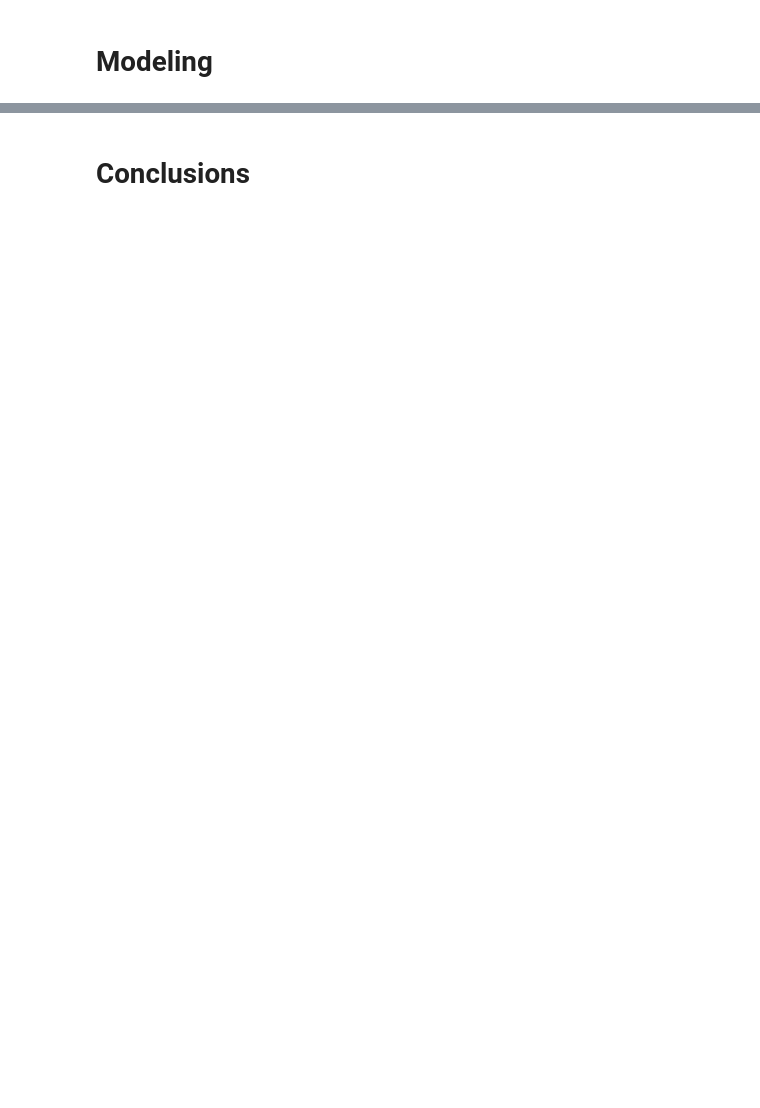
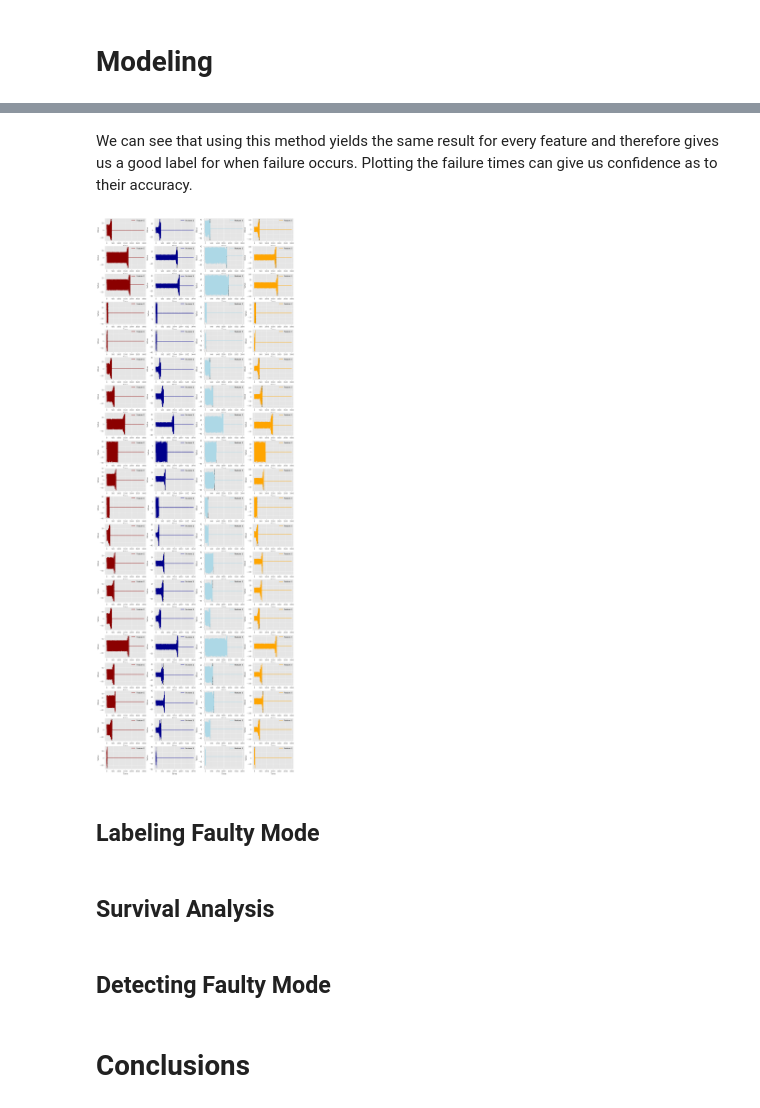
Before and after one commit to ethankim00/TimeSeriesAnalysis, a Jupyter notebook: data-science/Data_science_exercise.ipynb, the cells around one changed output, grey strips where cells are left out. Saved outputs shown, nothing was run; the diff lists cells and outputs as text; code cells hidden in the pictures; blank space fills up the shorter version.

```diff
--- a/data-science/Data_science_exercise.ipynb
+++ b/data-science/Data_science_exercise.ipynb
@@ -161,0 +236,15 @@ The timestamps are the same for each machine, and the intervals between measurem
+# %%
+def detect_failure(machine, feature):
+    MA = moving_average(machine, feature, 5)
+    failure_point = np.argmax(MA< 0.25)
+    return failure_point
+
+failures = []
+for machine in machines:
+    entry = {}
+    for feature in features:
+        entry[feature] = detect_failure(machine, feature)
+    failures.append(entry)
+
+failures = pd.DataFrame(failures)
+failures
@@ -162,2 +269,19 @@ The timestamps are the same for each machine, and the intervals between measurem
+# %% [markdown]
+We can see that using this method yields the same result for every feature and therefore gives us a good label for when failure occurs. Plotting the failure times can give us confidence as to their accuracy.
+# %%
+fig, ax = plt.subplots(rows, cols, figsize = (20, 60))
+for i in range(0, rows):
+    for j in range(0, cols):
+        plot_feature(machines[i], j, ax[i, j])
+        ax[i,j].vlines(x = detect_failure(machines[i], features[j]), ymin = np.min(machines[i][features[j]]), ymax = np.max(machines[i][features[j]]), linestyles = 'dashed', label = 'Failure Time')
+fig.savefig('Figures/all_machines_time_series_failure_times')
+# %% [output]
+[figure, added]
+# %% [markdown]
+## Labeling Faulty Mode
+# %% [markdown]
+## Survival Analysis
+# %% [markdown]
+## Detecting Faulty Mode
 # %% [markdown]
 # Conclusions
```
Also changed, not shown: parts of 8 cells of this notebook, 4 other files.
